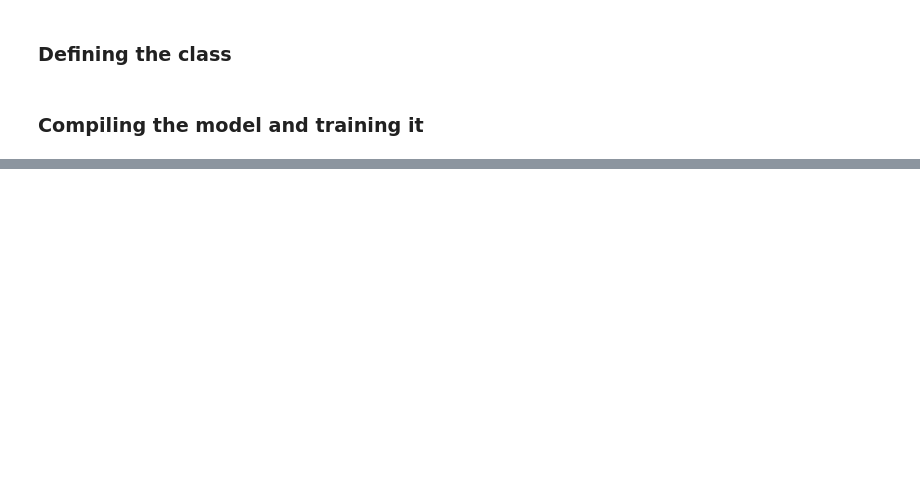
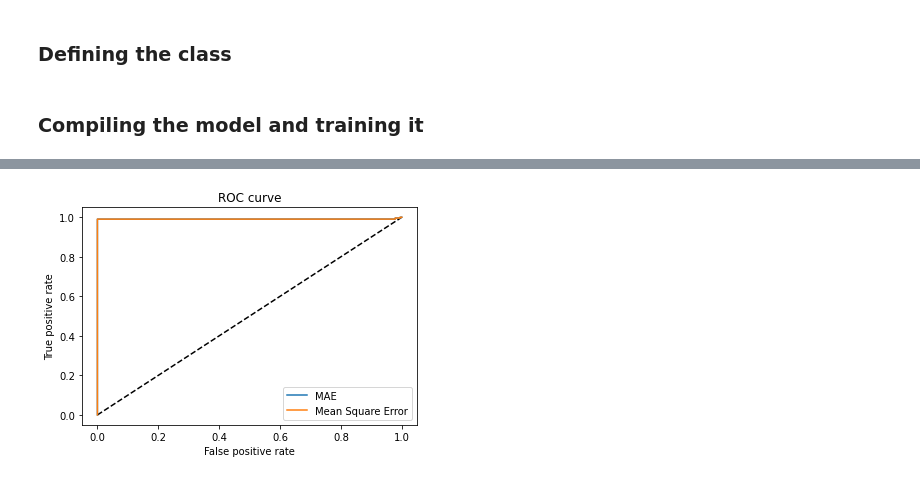
Before and after one commit to falconflier/tsg_model, a Jupyter notebook: tsg_model.ipynb, the cells around one changed output, grey strips where cells are left out. Cells and saved outputs as stored; diff of their text form; code cells hidden in the pictures; blank space fills up the shorter version.

```diff
--- a/tsg_model.ipynb
+++ b/tsg_model.ipynb
@@ -252,0 +352,24 @@ _________________________________________________________________
+# %%
+from sklearn.metrics import roc_curve
+predict = vae.predict(x_test)
+mae_y_pred = np.mean(np.abs(predict - x_test), axis=1)
+sq_y_pred = np.mean(np.square(predict - x_test), axis=1)
+# Experimenting with new
+# %%
+mae_fpr, mae_tpr, mae_threshold = roc_curve(y_test, mae_y_pred)
+sq_fpr, sq_tpr, sq_threshold = roc_curve(y_test, sq_y_pred)
+from sklearn.metrics import auc
+mae_auc = auc(mae_fpr, mae_tpr)
+sq_auc = auc(sq_fpr, sq_tpr)
+# %%
+plt.figure(1)
+plt.plot([0, 1], [0, 1], 'k--')
+plt.plot(mae_fpr, mae_tpr, label="MAE")
+plt.plot(sq_fpr, sq_tpr, label="Mean Square Error")
+plt.xlabel('False positive rate')
+plt.ylabel('True positive rate')
+plt.title('ROC curve')
+plt.legend()
+plt.show()
+# %% [output]
+[figure, added]
```
Also changed, not shown: parts of 20 cells of this notebook, 1 other file.
